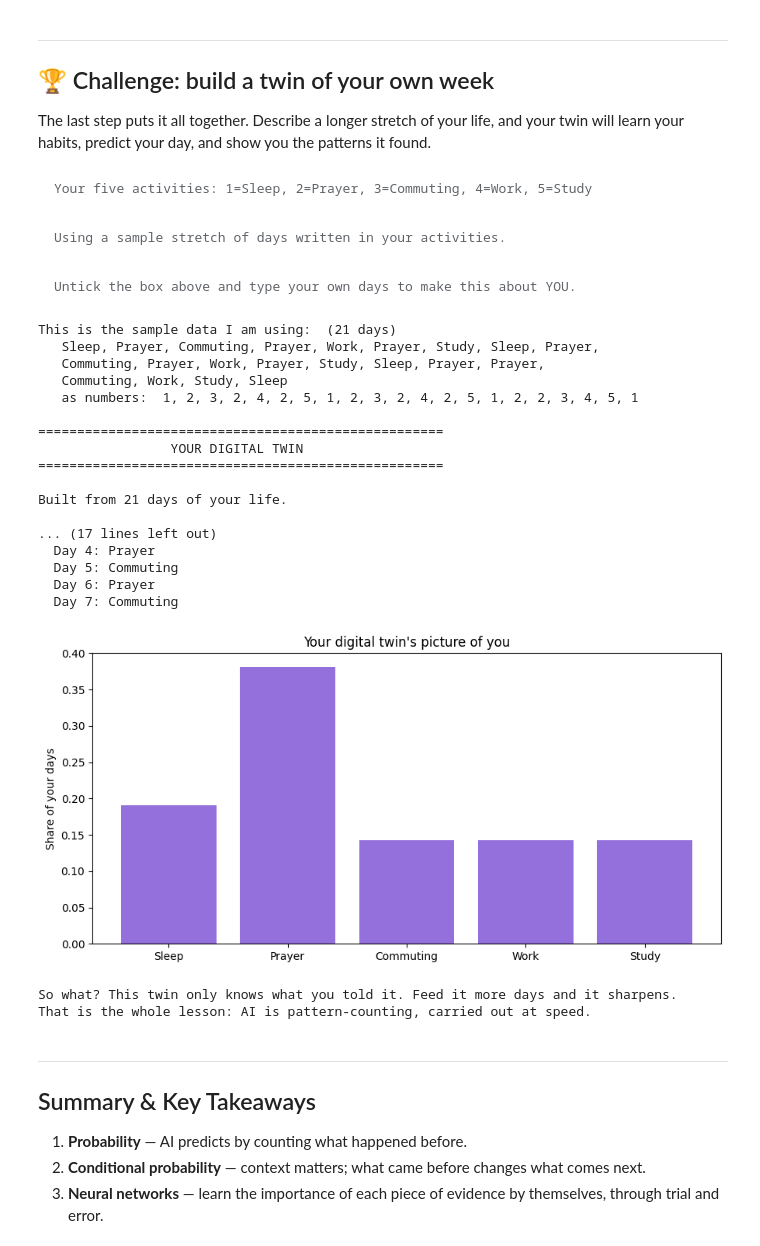
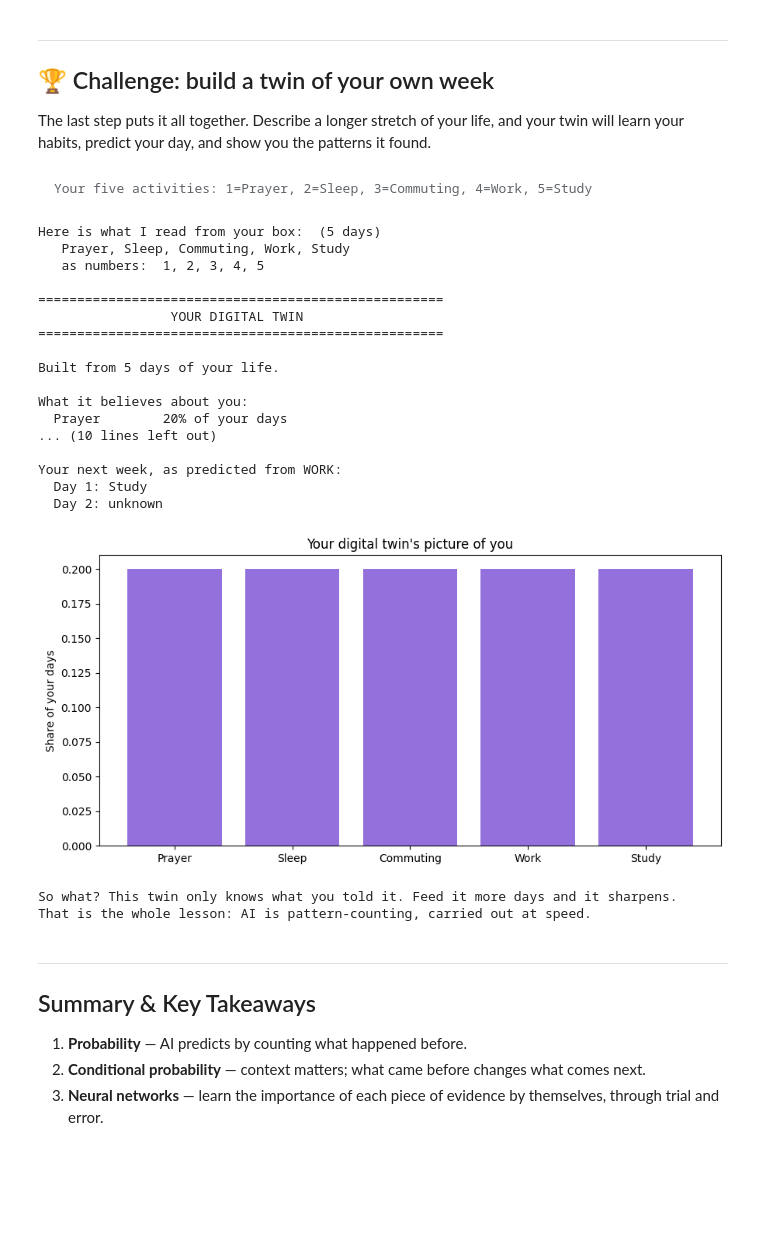
Before and after one commit to lindasomtochukwu/ATF-Colab-Tutorials, a Jupyter notebook: 01_probability_neural_networks_plain_english.ipynb, the cells around one changed output. Saved outputs shown, nothing was run; the diff lists cells and outputs as text; code cells hidden in the pictures; blank space fills up the shorter version.

```diff
--- a/01_probability_neural_networks_plain_english.ipynb
+++ b/01_probability_neural_networks_plain_english.ipynb
@@ -494,8 +496,8 @@ The next step learns the rule **"after X, you usually do Y"**.
 # %%
 #@title ▶ Step 4 — Learn what usually follows what { display-mode: "form" }
 #@markdown Same days as before. Order matters now, so keep them in the order they happened.
-use_a_sample_week = False #@param {type:"boolean"}
-my_days = "Sleep, Prayer, Commuting, Work, Study, Prayer, Sleep, Work, Commuting,    Prayer, Work, Prayer, Study, Sleep, Study" #@param {type:"string"}
+use_a_sample_week = True #@param {type:"boolean"}
+my_days = "" #@param {type:"string"}
 
 # ---- hidden helper code: learners never need to read this ----
 import numpy as np, matplotlib.pyplot as plt
@@ -635,10 +618,10 @@ and it is the same trick a language model uses to write a sentence one word at a
 # %%
 #@title ▶ Step 5 — Predict what I will do next { display-mode: "form" }
 #@markdown Leave the activity blank and your twin starts from whatever you do most.
-starting_activity = "Sleep" #@param {type:"string"}
+starting_activity = "" #@param {type:"string"}
 steps_ahead = 5 #@param {type:"slider", min:1, max:10, step:1}
 use_a_sample_week = True #@param {type:"boolean"}
-my_days = "Sleep, Prayer, Commuting, Work, Study, Prayer, Sleep, Work, Commuting,    Prayer, Work, Prayer, Study, Sleep, Study" #@param {type:"string"}
+my_days = "" #@param {type:"string"}
 
 # ---- hidden helper code: learners never need to read this ----
 import numpy as np, matplotlib.pyplot as plt
@@ -787,9 +771,9 @@ total into a probability between 0% and 100%.
 # %%
 #@title ▶ Step 6 — Will I exercise today? { display-mode: "form" }
 #@markdown Describe today, then press play. The twin weighs it all up and decides.
-hours_of_sleep = 4 #@param {type:"slider", min:0, max:12, step:0.5}
-free_time_hours = 4 #@param {type:"slider", min:0, max:8, step:0.5}
-energy_level = 0.3 #@param {type:"slider", min:0, max:1, step:0.05}
+hours_of_sleep = 7 #@param {type:"slider", min:0, max:12, step:0.5}
+free_time_hours = 2 #@param {type:"slider", min:0, max:8, step:0.5}
+energy_level = 0.8 #@param {type:"slider", min:0, max:1, step:0.05}
 
 # ---- hidden helper code: learners never need to read this ----
 import numpy as np, matplotlib.pyplot as plt
@@ -1227,7 +1211,7 @@ and see what it predicts — then check whether its answer seems sensible to you
 # %%
 #@title ▶ Step 9 — Ask the twin about a specific day { display-mode: "form" }
 #@markdown Describe the day, then press play.
-day_of_week = "Sunday" #@param ["Monday", "Tuesday", "Wednesday", "Thursday", "Friday", "Saturday", "Sunday"]
+day_of_week = "Saturday" #@param ["Monday", "Tuesday", "Wednesday", "Thursday", "Friday", "Saturday", "Sunday"]
 time_of_day = 18 #@param {type:"slider", min:0, max:23, step:1}
 weather = 0.8 #@param {type:"slider", min:0, max:1, step:0.05}
 mood = 0.9 #@param {type:"slider", min:0, max:1, step:0.05}
@@ -1546,10 +1530,10 @@ will learn your habits, predict your day, and show you the patterns it found.
 #@title ▶ Step 11 — Build a digital twin of me { display-mode: "form" }
 #@markdown The finale. Describe as many days as you can remember, in order.
 #@markdown Leave it empty to use a sample stretch of days instead.
-use_a_sample_week = True #@param {type:"boolean"}
-my_life = "" #@param {type:"string"}
+use_a_sample_week = False #@param {type:"boolean"}
+my_life = "1,2,3,4,5" #@param {type:"string"}
 #@markdown Start the week-ahead prediction from which activity? (blank = your most common)
-predict_from = "" #@param {type:"string"}
+predict_from = "Work" #@param {type:"string"}
 
 # ---- hidden helper code: learners never need to read this ----
 import numpy as np, matplotlib.pyplot as plt
@@ -1660,48 +1644,46 @@ else:
     print("Its most confident habit:")
     print("  After " + NAMES[cur] + ", you do " + NAMES[nxt] + " (" + format(sc, ".0%") + " of the time)")
     sc, cur, nxt = conf[-1]
     print("")
     print("Its least confident moment:")
     print("  After " + NAMES[cur] + ", it is only " + format(sc, ".0%") + " sure you will do " + NAMES[nxt])
     start = busiest(days) if not predict_from.strip() else pick(predict_from)
     if start is not None:
         print("")
         print("Your next week, as predicted from " + NAMES[start].upper() + ":")
         cur = start
         for i in range(1, 8):
             if cur not in trans:
                 print("  Day " + str(i) + ": unknown"); break
             c = Counter(trans[cur]); nxt = max(c, key=c.get)
             print("  Day " + str(i) + ": " + NAMES[nxt]); cur = nxt
     plt.figure(figsize=(9, 4.5)); ks = sorted(counts)
     plt.bar([NAMES[k] for k in ks], [counts[k] / total for k in ks], color="mediumpurple")
     plt.title("Your digital twin's picture of you"); plt.ylabel("Share of your days")
     plt.tight_layout(); plt.show()
     print("")
     print("So what? This twin only knows what you told it. Feed it more days and it sharpens.")
     print("That is the whole lesson: AI is pattern-counting, carried out at speed.")
 # %% [output]
-Your five activities: 1=Sleep, 2=Prayer, 3=Commuting, 4=Work, 5=Study
+Your five activities: 1=Prayer, 2=Sleep, 3=Commuting, 4=Work, 5=Study
-Using a sample stretch of days written in your activities.
-Untick the box above and type your own days to make this about YOU.
-This is the sample data I am using:  (21 days)
-   Sleep, Prayer, Commuting, Prayer, Work, Prayer, Study, Sleep, Prayer,
-   Commuting, Prayer, Work, Prayer, Study, Sleep, Prayer, Prayer,
-   Commuting, Work, Study, Sleep
-   as numbers:  1, 2, 3, 2, 4, 2, 5, 1, 2, 3, 2, 4, 2, 5, 1, 2, 2, 3, 4, 5, 1
+Here is what I read from your box:  (5 days)
+   Prayer, Sleep, Commuting, Work, Study
+   as numbers:  1, 2, 3, 4, 5
 
 ====================================================
                  YOUR DIGITAL TWIN
 ====================================================
 
-Built from 21 days of your life.
+Built from 5 days of your life.
 
-... (17 lines left out)
-  Day 4: Prayer
-  Day 5: Commuting
-  Day 6: Prayer
-  Day 7: Commuting
+What it believes about you:
+  Prayer        20% of your days
+... (10 lines left out)
+
+Your next week, as predicted from WORK:
+  Day 1: Study
+  Day 2: unknown
-[figure, old version]
+[figure, new version]
 So what? This twin only knows what you told it. Feed it more days and it sharpens.
 That is the whole lesson: AI is pattern-counting, carried out at speed.
 # %% [markdown]
```
Also changed, not shown: parts of 7 cells of this notebook.
